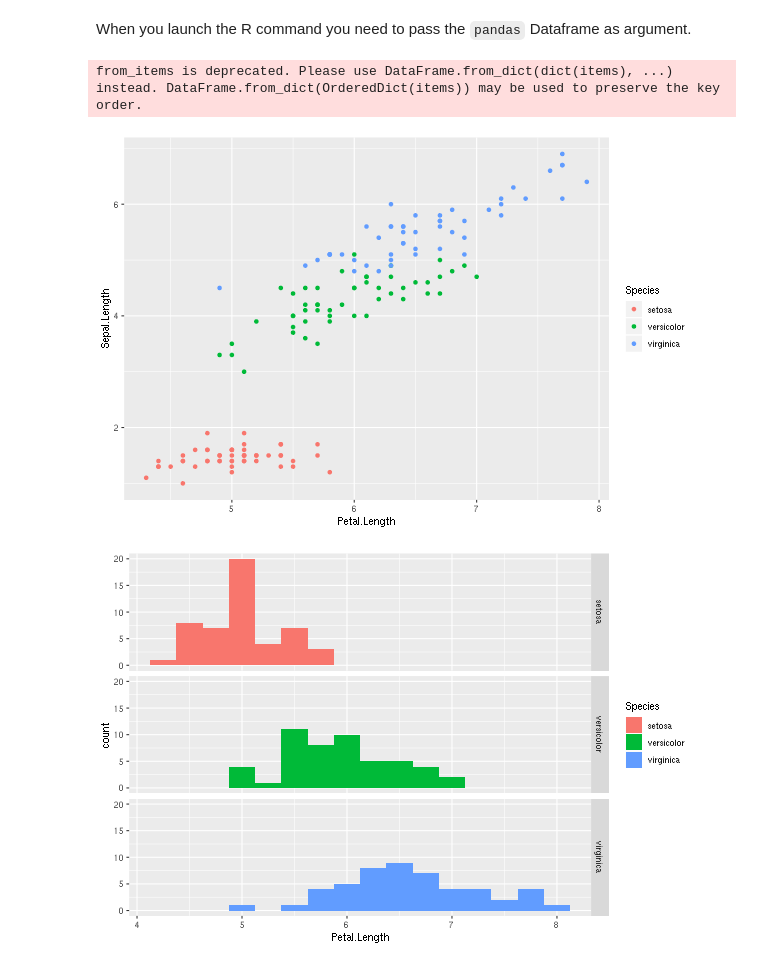
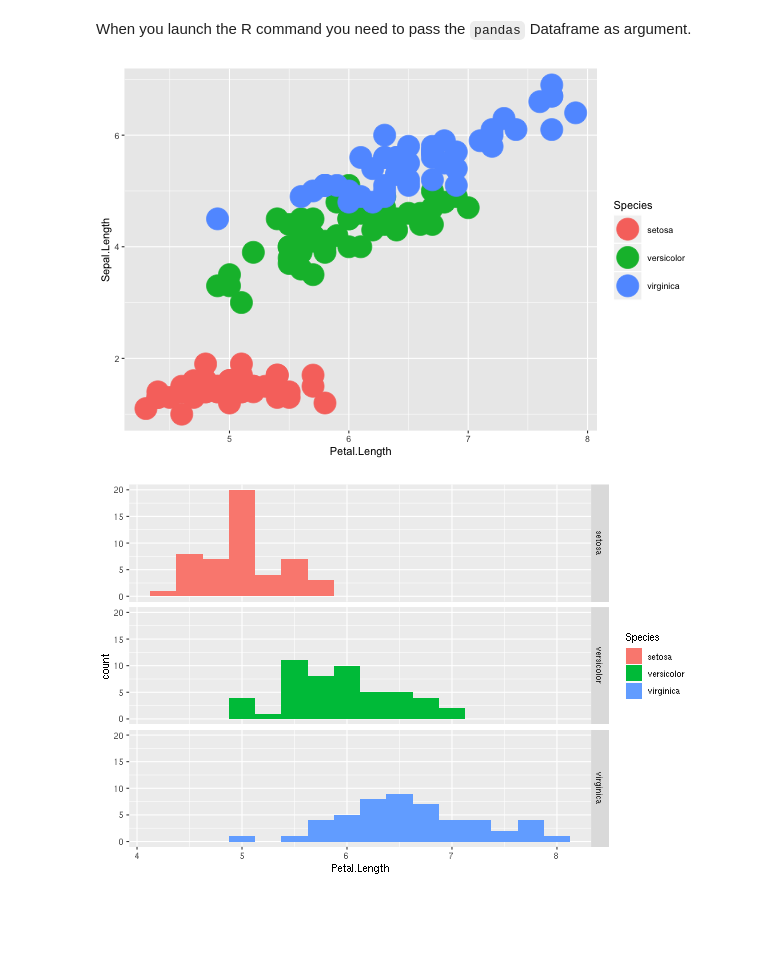
Before and after one commit to samuelmurail/jupyter_training_course, a Jupyter notebook: notebook/04_interactive_data_viz.ipynb, the cells around one changed output. Drawn from its saved outputs; the diff is of its cells as text; code cells hidden in the pictures; blank space fills up the shorter version.

```diff
--- a/notebook/04_interactive_data_viz.ipynb
+++ b/notebook/04_interactive_data_viz.ipynb
@@ -146,18 +157,17 @@ When you launch the R command you need to pass the `pandas` Dataframe as argumen
 # %%
 %%R -i iris_pd -w 600 -h 400 -u px
 
 ## Everything in here is ** R ** (magic)
 # iris_pd is now an R dataframe
 
 library("ggplot2")
 
 classic <- ggplot(data=iris_pd) +
-            geom_point(aes(x=Petal.Length, y=Sepal.Length, color=Species))
+            geom_point(aes(x=Petal.Length, y=Sepal.Length, color=Species), size=10)
 
 print(classic)
 # %% [output]
-from_items is deprecated. Please use DataFrame.from_dict(dict(items), ...) instead. DataFrame.from_dict(OrderedDict(items)) may be used to preserve the key order.
-[figure, old version]
+[figure, new version]
 # %%
 %%R -i iris_pd -w 600 -h 400 -u px
 
```
Also changed, not shown: parts of 6 cells of this notebook.
